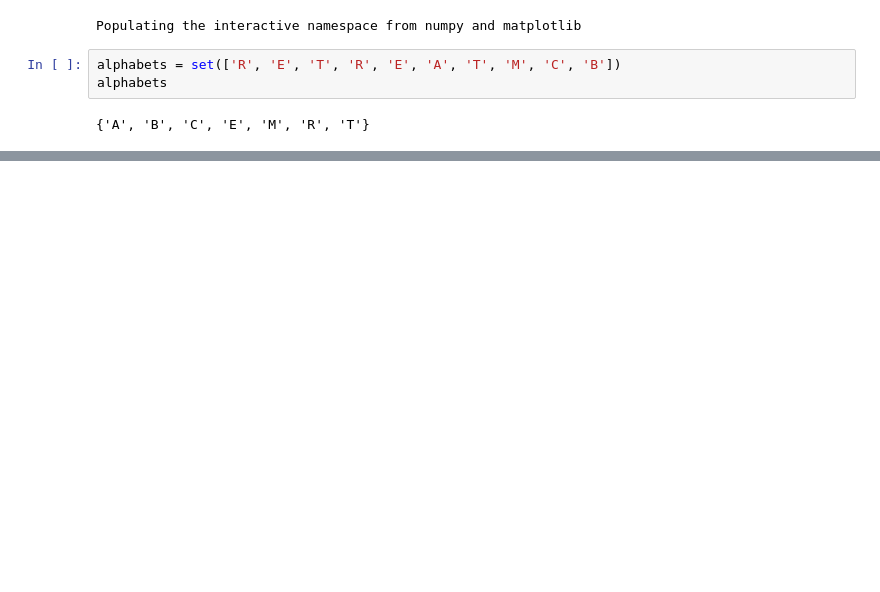
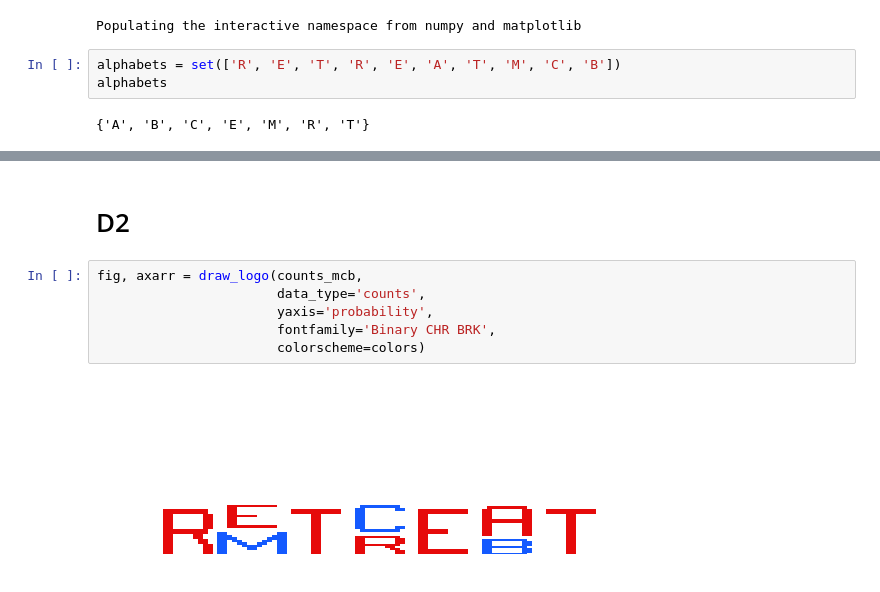
Before and after one commit to saketkc/pyseqlogo, a Jupyter notebook: notebooks/MCB.ipynb, the cells around one changed output, grey strips where cells are left out. Cells and saved outputs as stored; diff of their text form; blank space fills up the shorter version.

```diff
--- a/notebooks/MCB.ipynb
+++ b/notebooks/MCB.ipynb
@@ -39,0 +75,10 @@ counts_mcb = {'A': [0,0,0,0,0,200,0],
+# %% [markdown]
+# D2
+# %%
+fig, axarr = draw_logo(counts_mcb,
+                       data_type='counts',
+                       yaxis='probability',
+                       fontfamily='Binary CHR BRK',
+                       colorscheme=colors)
+# %% [output]
+[figure, added]
```
Also changed, not shown: parts of 20 cells of this notebook, 1 other file.
